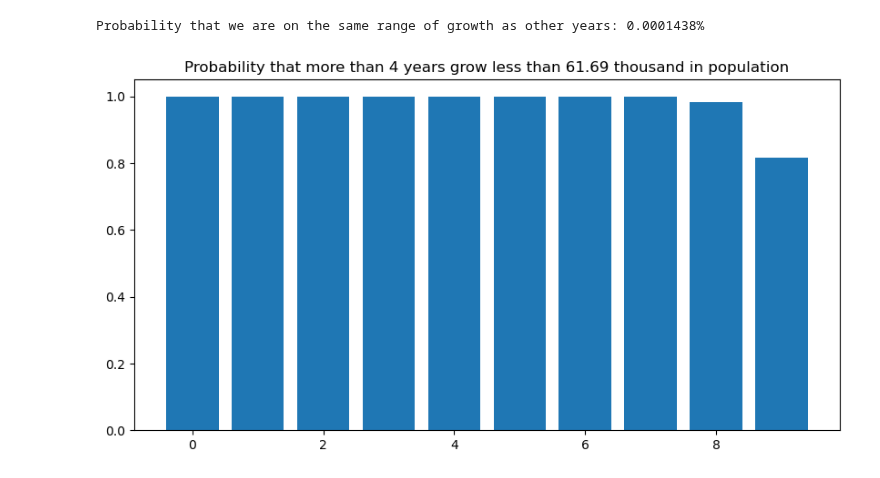
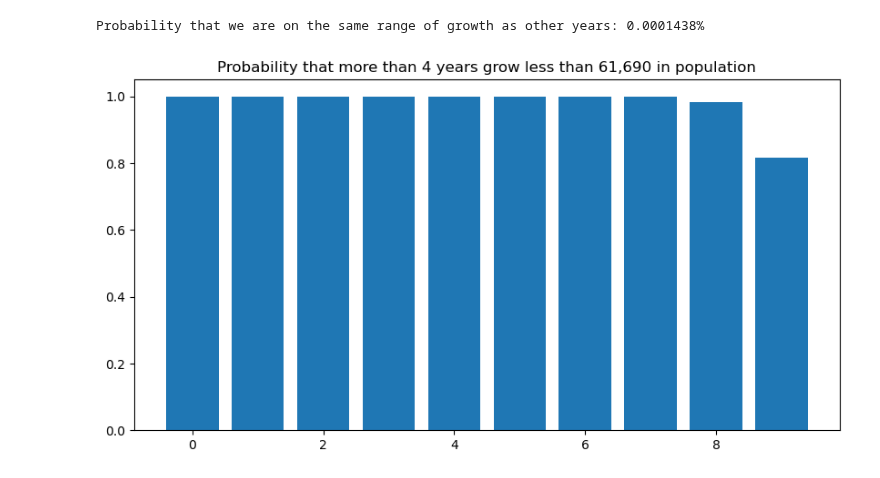
Before and after one commit to StphnKlly/DataAnalytics, a Jupyter notebook: MSC DA CA1 - Statistics .ipynb, the cells around one changed output. Drawn from its saved outputs; the diff is of its cells as text; code cells hidden in the pictures.

```diff
--- a/MSC DA CA1 - Statistics .ipynb
+++ b/MSC DA CA1 - Statistics .ipynb
@@ -514,15 +499,15 @@ Probability that we are on the same range of growth as other years: 0.0001438%
 # %%
 # setting the values of n and p
 n = 10
 p = 0.98
 # defining list of r values
 r_values = list(range(n))
 # list of pmf values
 dist = [binom.sf(r, n, p) for r in r_values ]
 # plotting the graph
 plt.figure(figsize=(10,5))
 plt.bar(r_values, dist)
-plt.title("Probability that more than 4 years grow less than 61.69 thousand in population")
+plt.title("Probability that more than 4 years grow less than 61,690 in population")
 plt.show()
 # %% [output]
-[figure, old version]
+[figure, new version]
```
Also changed, not shown: parts of 15 cells of this notebook, 4 other files.
